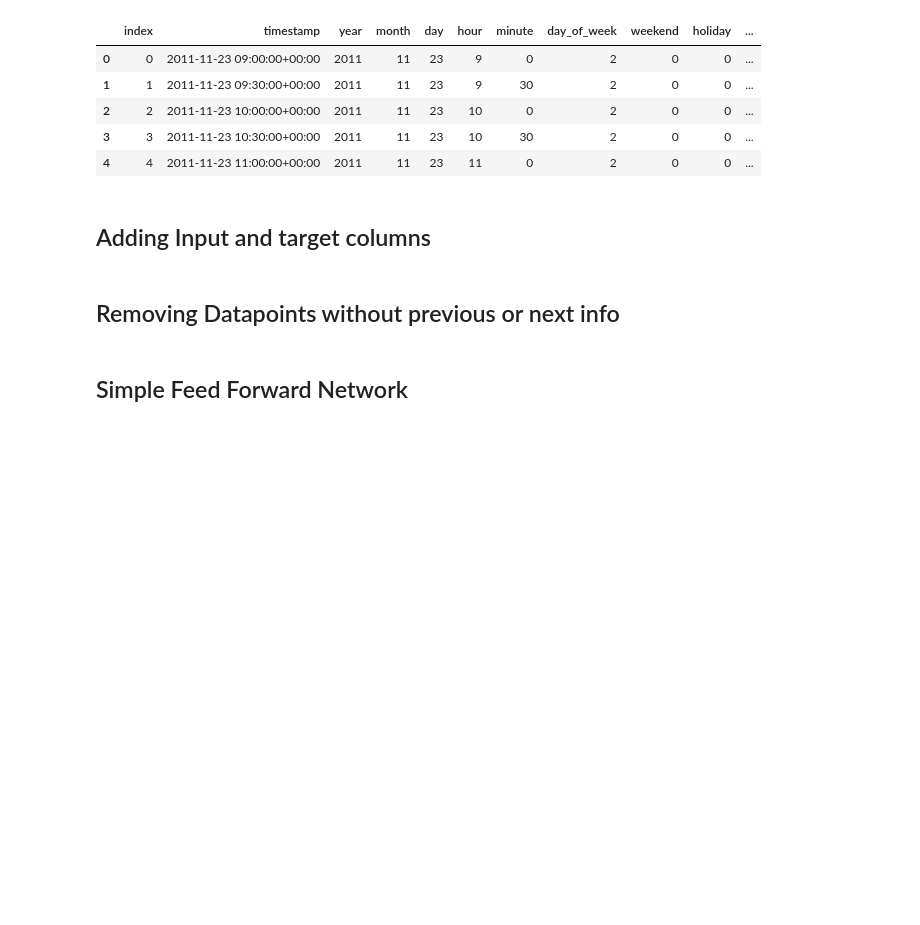
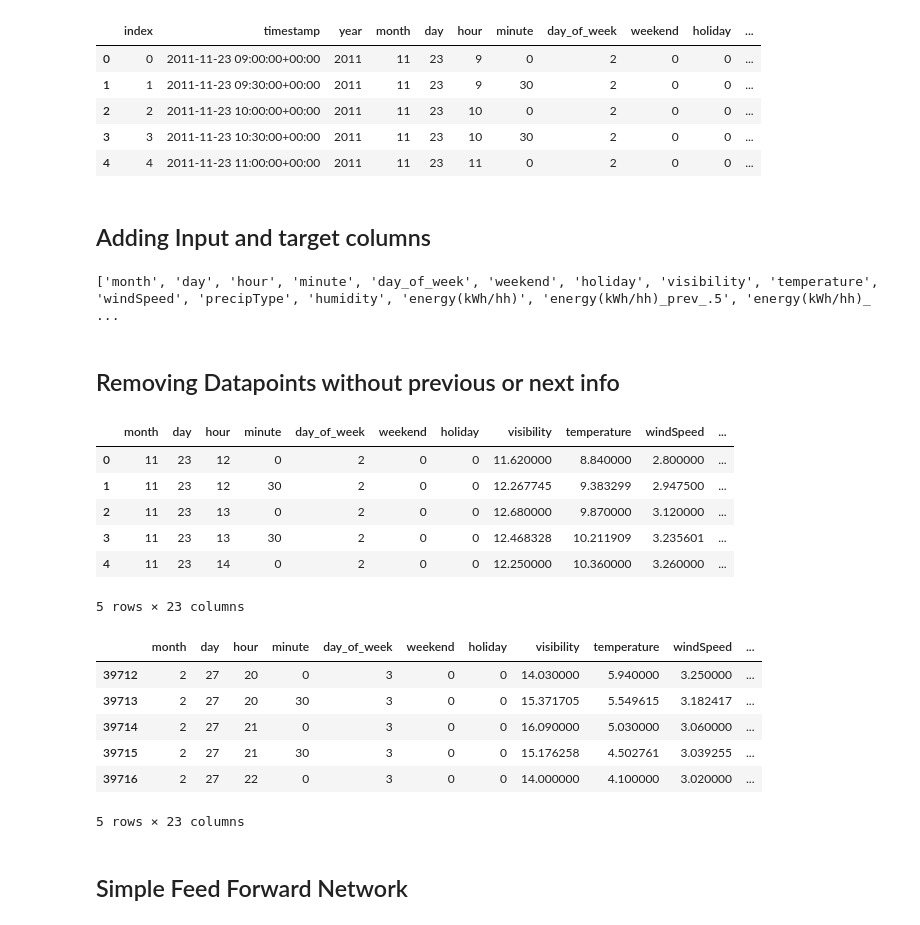
Before and after one commit to timdodge54/Power_Forecasting_With_DNN, a Jupyter notebook: src/Cody_Notebook.ipynb, the cells around one changed output. Drawn from its saved outputs; the diff is of its cells as text; code cells hidden in the pictures; blank space fills up the shorter version.

```diff
--- a/src/Cody_Notebook.ipynb
+++ b/src/Cody_Notebook.ipynb
@@ -51,25 +51,55 @@ memory usage: 5.8+ MB
 
 data_mod = data.drop(['index','timestamp', 'year', 'houses', 'pressure', 'dewPoint'], axis=1)
 
-data_mod['energy(kWh/hh)_prev_half'] = data_mod['energy(kWh/hh)'].shift(1)
-data_mod['energy(kWh/hh)_prev_hour'] = data_mod['energy(kWh/hh)'].shift(2)
-data_mod['energy(kWh/hh)_next_half'] = data_mod['energy(kWh/hh)'].shift(-1)
-data_mod['energy(kWh/hh)_next_hour'] = data_mod['energy(kWh/hh)'].shift(-2)
+data_mod['energy(kWh/hh)_prev_.5'] = data_mod['energy(kWh/hh)'].shift(1)
+data_mod['energy(kWh/hh)_prev_1'] = data_mod['energy(kWh/hh)'].shift(2)
+data_mod['energy(kWh/hh)_prev_1.5'] = data_mod['energy(kWh/hh)'].shift(3)
+data_mod['energy(kWh/hh)_prev_2'] = data_mod['energy(kWh/hh)'].shift(4)
+data_mod['energy(kWh/hh)_prev_2.5'] = data_mod['energy(kWh/hh)'].shift(5)
+data_mod['energy(kWh/hh)_prev_3'] = data_mod['energy(kWh/hh)'].shift(6)
+
+data_mod['energy(kWh/hh)_next_.5'] = data_mod['energy(kWh/hh)'].shift(-1)
+data_mod['energy(kWh/hh)_next_1'] = data_mod['energy(kWh/hh)'].shift(-2)
+data_mod['energy(kWh/hh)_next_1.5'] = data_mod['energy(kWh/hh)'].shift(-3)
+data_mod['energy(kWh/hh)_next_2'] = data_mod['energy(kWh/hh)'].shift(-4)
+
+
 
 columns = data_mod.columns.to_list()
 columns.remove('energy(kWh/hh)')
 columns.insert(12, 'energy(kWh/hh)')
+print(columns)
 
 data_mod = data_mod[columns]
+# %% [output]
+['month', 'day', 'hour', 'minute', 'day_of_week', 'weekend', 'holiday', 'visibility', 'temperature', 'windSpeed', 'precipType', 'humidity', 'energy(kWh/hh)', 'energy(kWh/hh)_prev_.5', 'energy(kWh/hh)_ ...
 # %% [markdown]
 ## Removing Datapoints without previous or next info
 # %%
 # Removing NaN value rows
-data_mod_clean = data_mod[data_mod['energy(kWh/hh)_prev_hour'].notna()]
-data_mod_clean = data_mod_clean[data_mod_clean['energy(kWh/hh)_next_hour'].notna()]
+data_mod_clean = data_mod[data_mod['energy(kWh/hh)_prev_3'].notna()]
+data_mod_clean = data_mod_clean[data_mod_clean['energy(kWh/hh)_next_2'].notna()]
 data_mod_clean = data_mod_clean.reset_index(drop=True)
 
 data_mod_clean.to_csv('../processed_data_train.csv', index=False)
+
+display(data_mod_clean.head())
+display(data_mod_clean.tail())
+# %% [output]
+|  | month | day | hour | minute | day_of_week | weekend | holiday | visibility | temperature | windSpeed | ... |
+| 0 | 11 | 23 | 12 | 0 | 2 | 0 | 0 | 11.620000 | 8.840000 | 2.800000 | ... |
+| 1 | 11 | 23 | 12 | 30 | 2 | 0 | 0 | 12.267745 | 9.383299 | 2.947500 | ... |
+| 2 | 11 | 23 | 13 | 0 | 2 | 0 | 0 | 12.680000 | 9.870000 | 3.120000 | ... |
+| 3 | 11 | 23 | 13 | 30 | 2 | 0 | 0 | 12.468328 | 10.211909 | 3.235601 | ... |
+| 4 | 11 | 23 | 14 | 0 | 2 | 0 | 0 | 12.250000 | 10.360000 | 3.260000 | ... |
+5 rows × 23 columns
+|  | month | day | hour | minute | day_of_week | weekend | holiday | visibility | temperature | windSpeed | ... |
+| 39712 | 2 | 27 | 20 | 0 | 3 | 0 | 0 | 14.030000 | 5.940000 | 3.250000 | ... |
+| 39713 | 2 | 27 | 20 | 30 | 3 | 0 | 0 | 15.371705 | 5.549615 | 3.182417 | ... |
+| 39714 | 2 | 27 | 21 | 0 | 3 | 0 | 0 | 16.090000 | 5.030000 | 3.060000 | ... |
+| 39715 | 2 | 27 | 21 | 30 | 3 | 0 | 0 | 15.176258 | 4.502761 | 3.039255 | ... |
+| 39716 | 2 | 27 | 22 | 0 | 3 | 0 | 0 | 14.000000 | 4.100000 | 3.020000 | ... |
+5 rows × 23 columns
 # %% [markdown]
 ## Simple Feed Forward Network
 # %%
```
Also changed, not shown: parts of 4 cells of this notebook, 1 other file.
